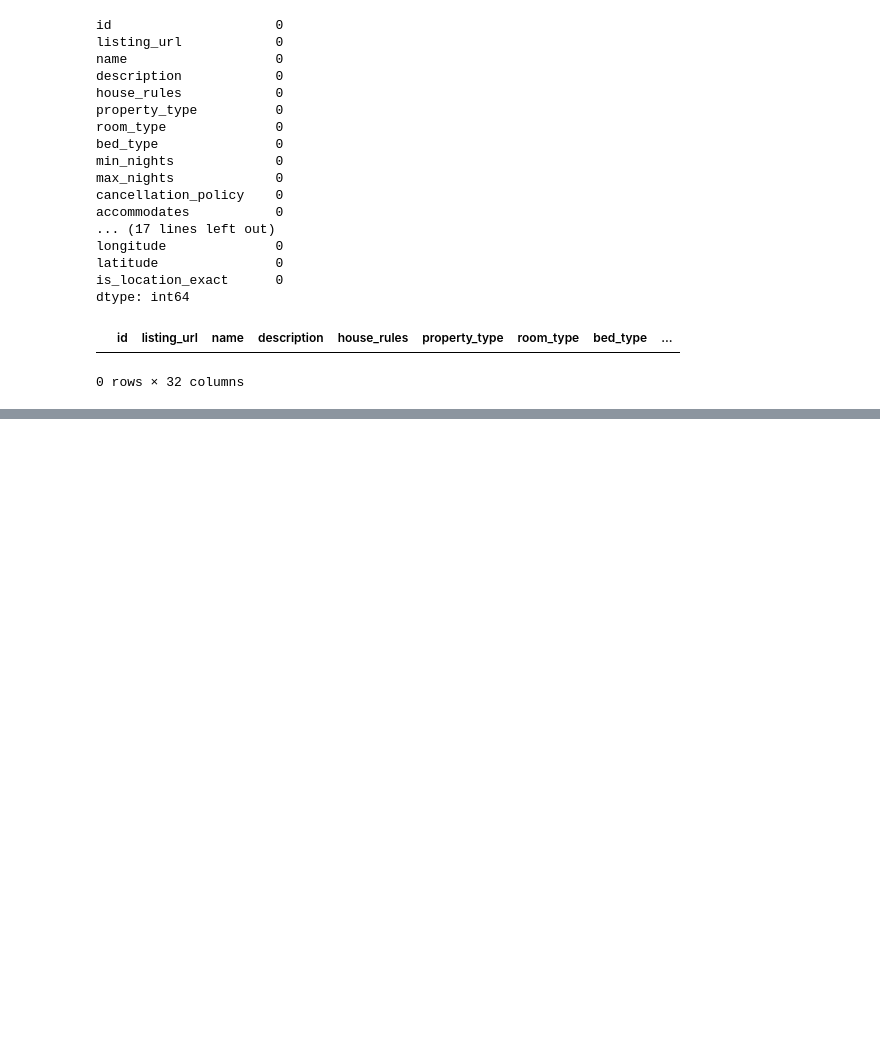
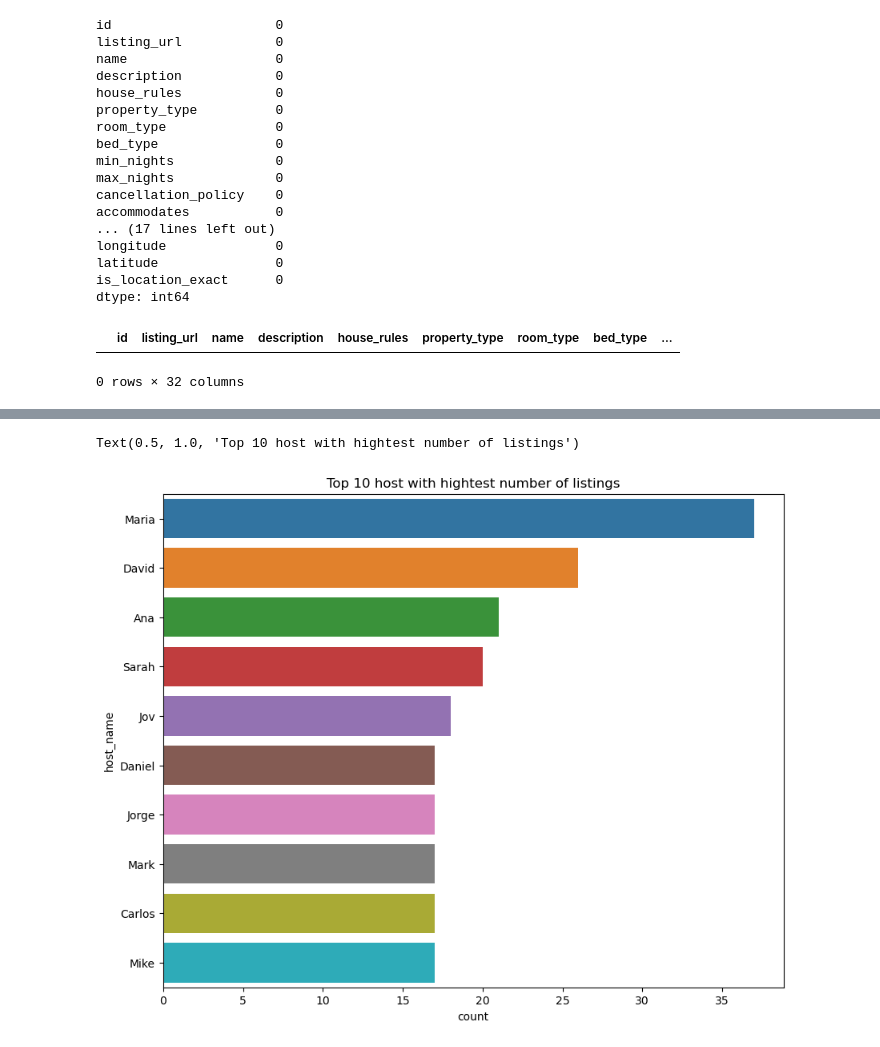
Before and after one commit to vishwasbasotra/Airbnb-Analysis, a Jupyter notebook: airbnb analysis.ipynb, the cells around one changed output, grey strips where cells are left out. Saved outputs shown, nothing was run; the diff lists cells and outputs as text; code cells hidden in the pictures; blank space fills up the shorter version.

```diff
--- a/airbnb analysis.ipynb
+++ b/airbnb analysis.ipynb
@@ -183,0 +201,7 @@ Text(0.5, 1.0, 'Top 10 Property Types available')
+# %%
+plt.figure(figsize=(10, 8))
+ax = sns.countplot(data=df, y=df['host_name'], order=df['host_name'].value_counts().index[:10])
+ax.set_title('Top 10 host with hightest number of listings')
+# %% [output]
+Text(0.5, 1.0, 'Top 10 host with hightest number of listings')
+[figure, added]
```
Also changed, not shown: parts of 13 cells of this notebook, 5 other files.
